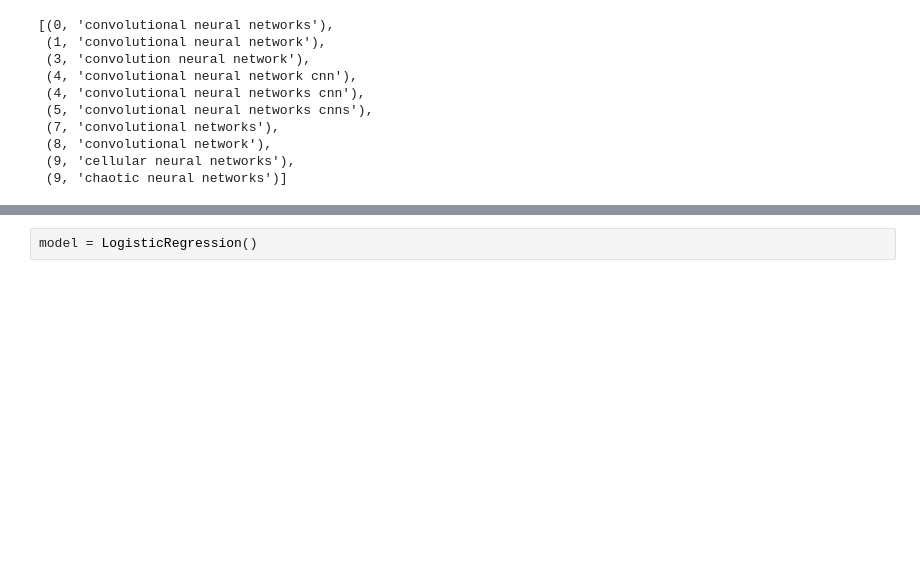
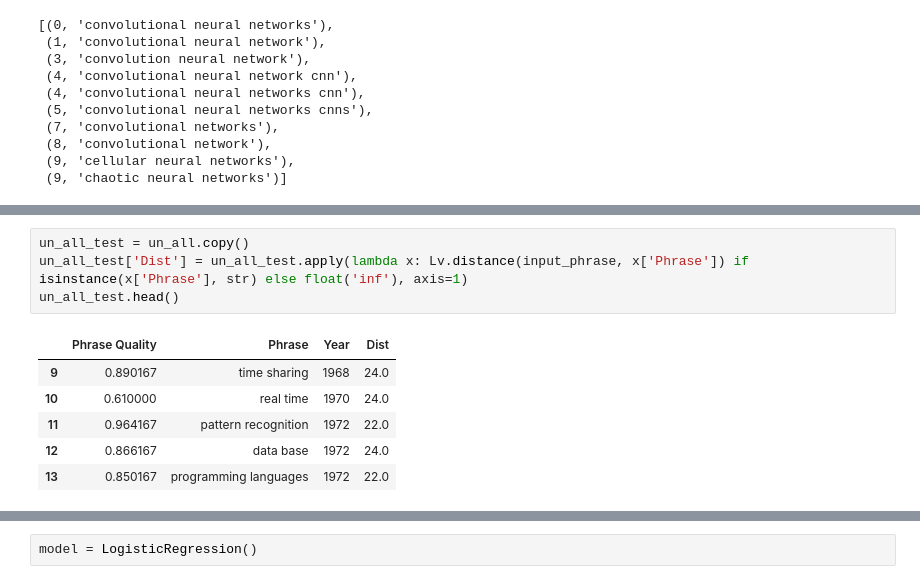
Before and after one commit to jamesjaeyu/autophrase_over_time, a Jupyter notebook: notebooks/model_generation_James.ipynb, the cells around one changed output, grey strips where cells are left out. Drawn from its saved outputs; the diff is of its cells as text; blank space fills up the shorter version.

```diff
--- a/notebooks/model_generation_James.ipynb
+++ b/notebooks/model_generation_James.ipynb
@@ -238,0 +274,11 @@ candidates[:10]
+# %%
+un_all_test = un_all.copy()
+un_all_test['Dist'] = un_all_test.apply(lambda x: Lv.distance(input_phrase, x['Phrase']) if isinstance(x['Phrase'], str) else float('inf'), axis=1)
+un_all_test.head()
+# %% [output]
+|  | Phrase Quality | Phrase | Year | Dist |
+| 9 | 0.890167 | time sharing | 1968 | 24.0 |
+| 10 | 0.610000 | real time | 1970 | 24.0 |
+| 11 | 0.964167 | pattern recognition | 1972 | 22.0 |
+| 12 | 0.866167 | data base | 1972 | 24.0 |
+| 13 | 0.850167 | programming languages | 1972 | 22.0 |
```
Also changed, not shown: parts of 9 cells of this notebook.
